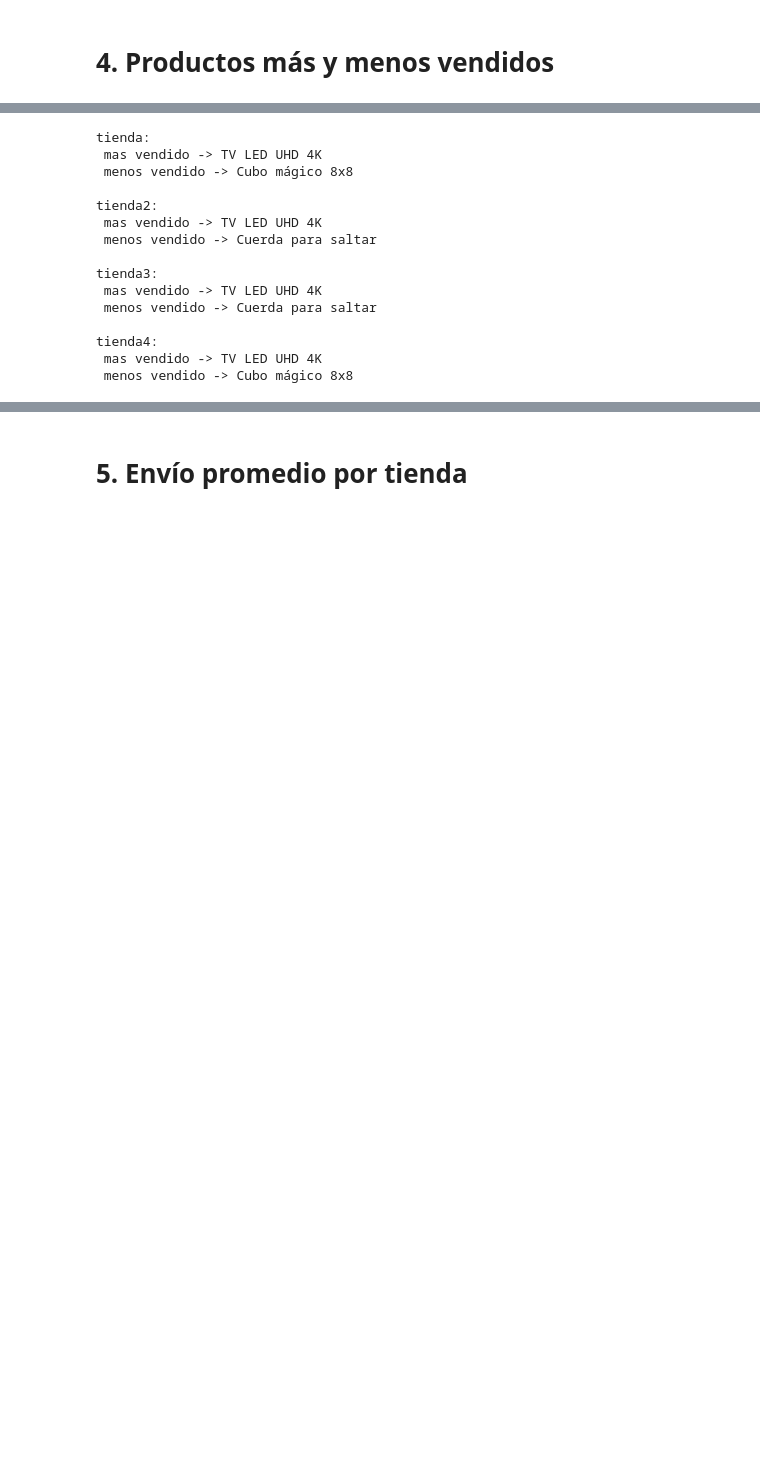
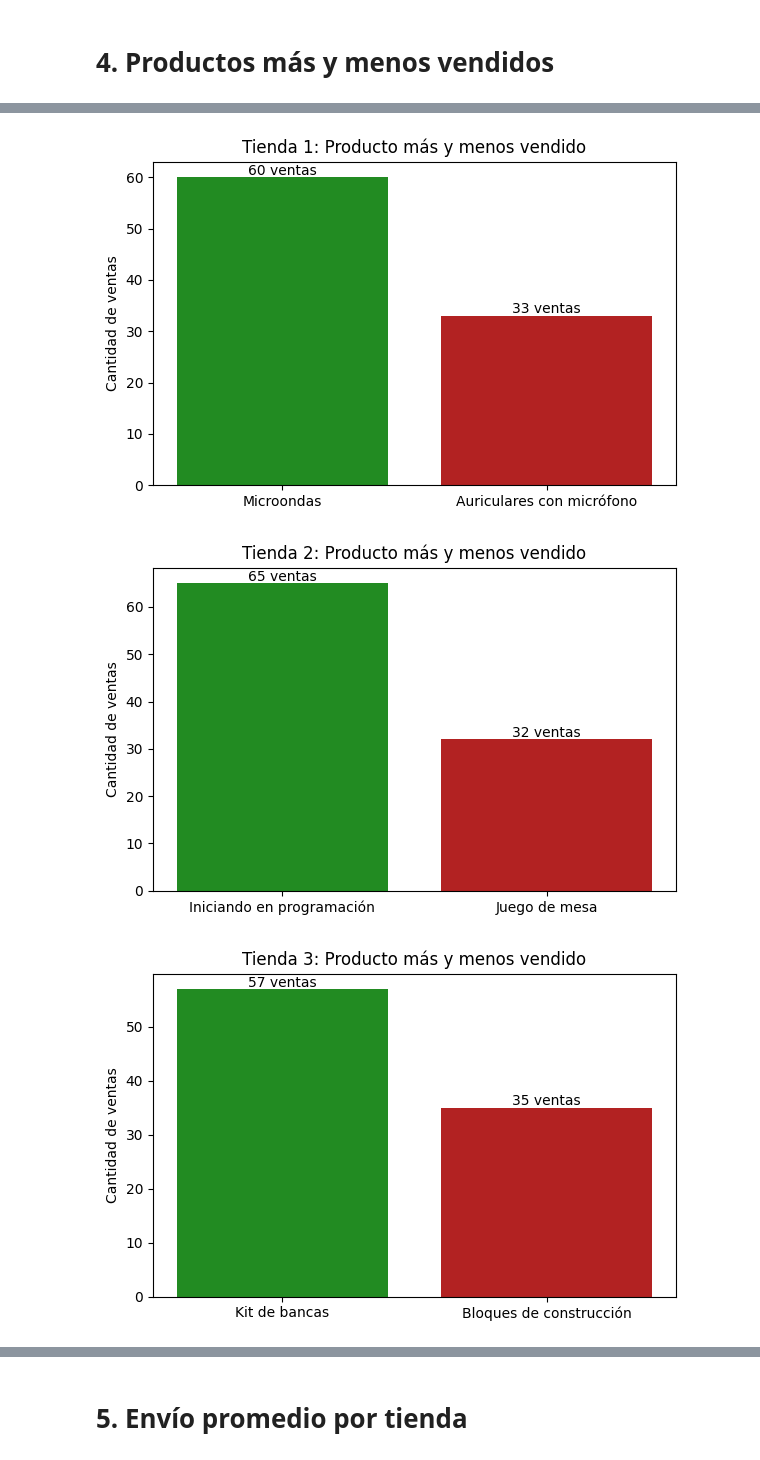
Before and after one commit to reddjedet/challenge-alurastorelatam, a Jupyter notebook: AluraStoreLatam.ipynb, the cells around one changed output, grey strips where cells are left out. Drawn from its saved outputs; the diff is of its cells as text; code cells hidden in the pictures; blank space fills up the shorter version.

```diff
--- a/AluraStoreLatam.ipynb
+++ b/AluraStoreLatam.ipynb
@@ -139,19 +158,30 @@ print(mas_menos_dicc)
-# %%
-for nombre, mas_menos in mas_menos_dicc.items():
-    print(f'{nombre}:\n mas vendido -> {mas_menos['mas vendido']}\n menos vendido -> {mas_menos['menos vendido']}\n')
-# %% [output]
-tienda:
- mas vendido -> TV LED UHD 4K
- menos vendido -> Cubo mágico 8x8
-
-tienda2:
- mas vendido -> TV LED UHD 4K
- menos vendido -> Cuerda para saltar
-
-tienda3:
- mas vendido -> TV LED UHD 4K
- menos vendido -> Cuerda para saltar
-
-tienda4:
- mas vendido -> TV LED UHD 4K
- menos vendido -> Cubo mágico 8x8
+# %%
+def extremos_ventas(df):
+    conteo = df['Producto'].value_counts()
+    return conteo.idxmax(), conteo.max(), conteo.idxmin(), conteo.min()
+# %%
+import matplotlib.pyplot as plt
+
+def graficar_extremos_ventas(df, nombre_tienda):
+    prod_max, ventas_max, prod_min, ventas_min = extremos_ventas(df)
+    productos = [prod_max, prod_min]
+    ventas = [ventas_max, ventas_min]
+    colores = ['forestgreen', 'firebrick']
+
+    plt.figure(figsize=(6, 4))
+    plt.bar(productos, ventas, color=colores)
+    for i in range(2):
+        plt.text(i, ventas[i] + 0.5, f"{ventas[i]} ventas", ha='center')
+    plt.title(f'{nombre_tienda}: Producto más y menos vendido')
+    plt.ylabel('Cantidad de ventas')
+    plt.tight_layout()
+    plt.show()
+# %%
+graficar_extremos_ventas(tienda, 'Tienda 1')
+graficar_extremos_ventas(tienda2, 'Tienda 2')
+graficar_extremos_ventas(tienda3, 'Tienda 3')
+graficar_extremos_ventas(tienda4, 'Tienda 4')
+# %% [output]
+[figure, added]
+[figure, added]
+[figure, added]
```
Also changed, not shown: parts of 18 cells of this notebook.
